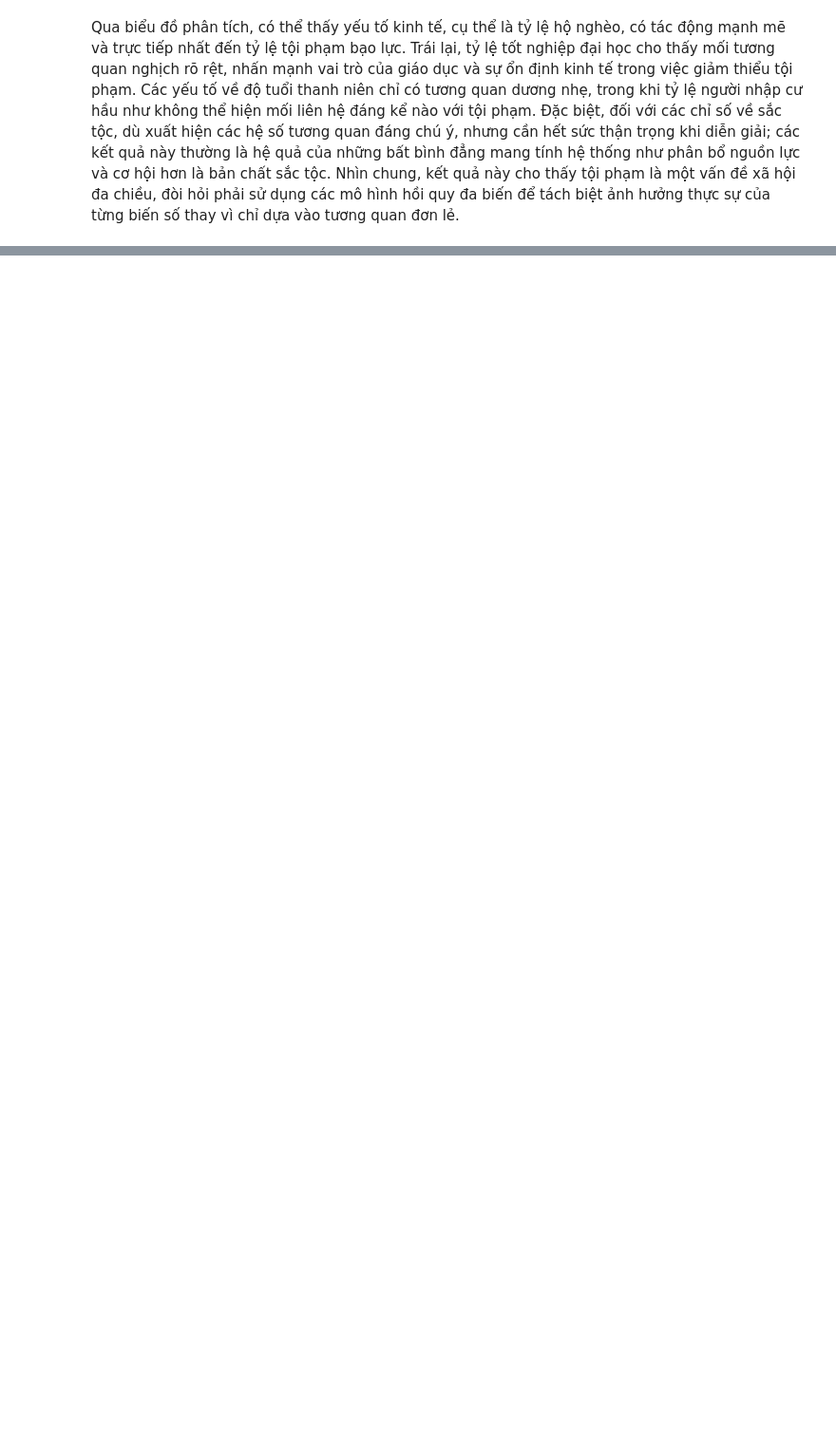
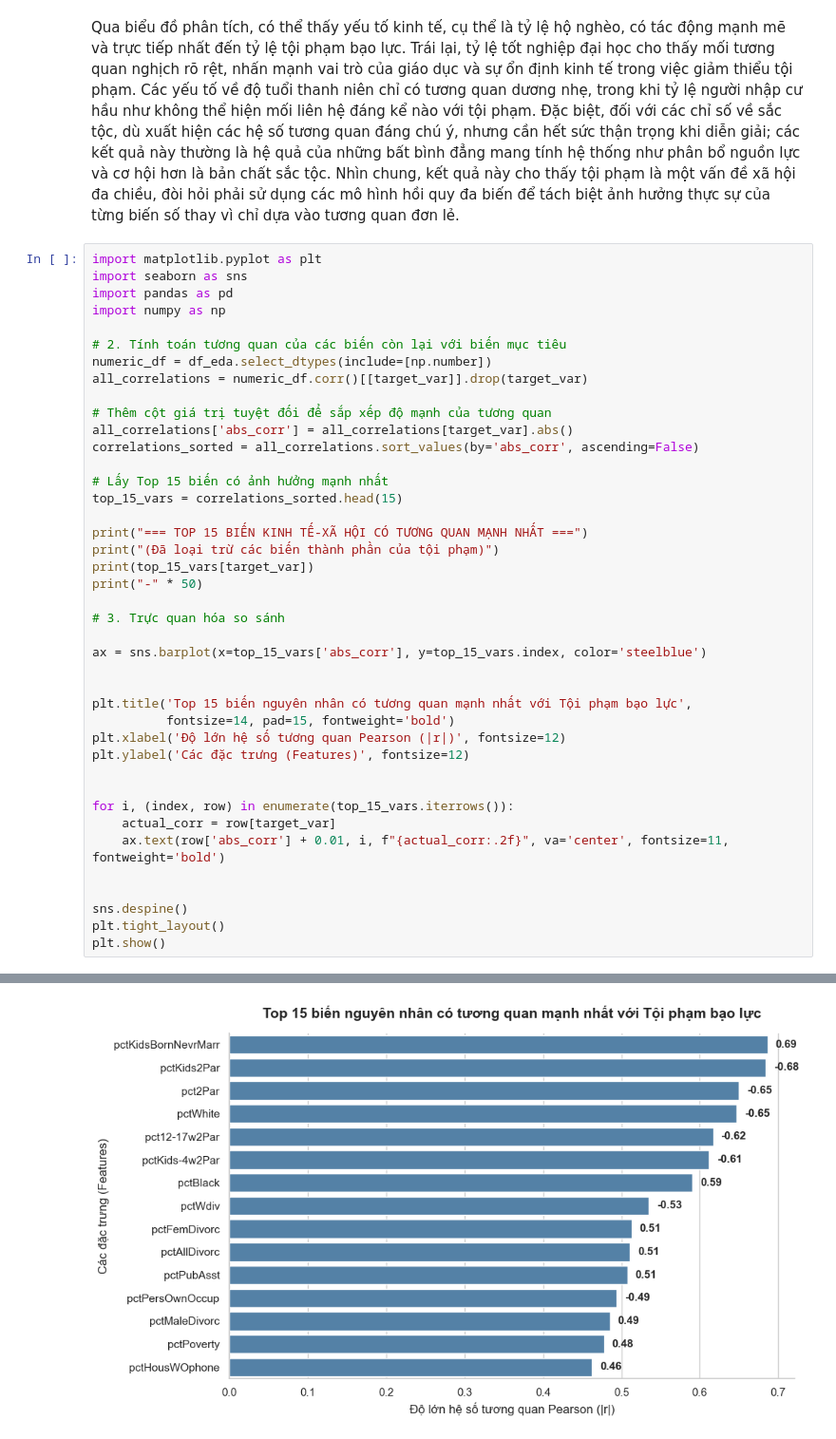
Before and after one commit to huongngh/crime-analysis, a Jupyter notebook: notebooks/02_eda_visualization.ipynb, the cells around one changed output, grey strips where cells are left out. Shown at 95% size. Drawn from its saved outputs; the diff is of its cells as text; blank space fills up the shorter version.

```diff
--- a/notebooks/02_eda_visualization.ipynb
+++ b/notebooks/02_eda_visualization.ipynb
@@ -332,2 +347,44 @@ plt.show()
 # %% [markdown]
 Qua biểu đồ phân tích, có thể thấy yếu tố kinh tế, cụ thể là tỷ lệ hộ nghèo, có tác động mạnh mẽ và trực tiếp nhất đến tỷ lệ tội phạm bạo lực. Trái lại, tỷ lệ tốt nghiệp đại học cho thấy mối tương quan nghịch rõ rệt, nhấn mạnh vai trò của giáo dục và sự ổn định kinh tế trong việc giảm thiểu tội phạm. Các yếu tố về độ tuổi thanh niên chỉ có tương quan dương nhẹ, trong khi tỷ lệ người nhập cư hầu như không thể hiện mối liên hệ đáng kể nào với tội phạm. Đặc biệt, đối với các chỉ số về sắc tộc, dù xuất hiện các hệ số tương quan đáng chú ý, nhưng cần hết sức thận trọng khi diễn giải; các kết quả này thường là hệ quả của những bất bình đẳng mang tính hệ thống như phân bổ nguồn lực và cơ hội hơn là bản chất sắc tộc. Nhìn chung, kết quả này cho thấy tội phạm là một vấn đề xã hội đa chiều, đòi hỏi phải sử dụng các mô hình hồi quy đa biến để tách biệt ảnh hưởng thực sự của từng biến số thay vì chỉ dựa vào tương quan đơn lẻ.
+# %%
+import matplotlib.pyplot as plt
+import seaborn as sns
+import pandas as pd
+import numpy as np
+
+# 2. Tính toán tương quan của các biến còn lại với biến mục tiêu
+numeric_df = df_eda.select_dtypes(include=[np.number])
+all_correlations = numeric_df.corr()[[target_var]].drop(target_var)
+
+# Thêm cột giá trị tuyệt đối để sắp xếp độ mạnh của tương quan
+all_correlations['abs_corr'] = all_correlations[target_var].abs()
+correlations_sorted = all_correlations.sort_values(by='abs_corr', ascending=False)
+
+# Lấy Top 15 biến có ảnh hưởng mạnh nhất
+top_15_vars = correlations_sorted.head(15)
+
+print("=== TOP 15 BIẾN KINH TẾ-XÃ HỘI CÓ TƯƠNG QUAN MẠNH NHẤT ===")
+print("(Đã loại trừ các biến thành phần của tội phạm)")
+print(top_15_vars[target_var])
+print("-" * 50)
+
+# 3. Trực quan hóa so sánh
+
+ax = sns.barplot(x=top_15_vars['abs_corr'], y=top_15_vars.index, color='steelblue')
+
+
+plt.title('Top 15 biến nguyên nhân có tương quan mạnh nhất với Tội phạm bạo lực',
+          fontsize=14, pad=15, fontweight='bold')
+plt.xlabel('Độ lớn hệ số tương quan Pearson (|r|)', fontsize=12)
+plt.ylabel('Các đặc trưng (Features)', fontsize=12)
+
+
+for i, (index, row) in enumerate(top_15_vars.iterrows()):
+    actual_corr = row[target_var]
+    ax.text(row['abs_corr'] + 0.01, i, f"{actual_corr:.2f}", va='center', fontsize=11, fontweight='bold')
+
+
+sns.despine()
+plt.tight_layout()
+plt.show()
+# %% [output]
@@ -333,0 +410 @@ Qua biểu đồ phân tích, có thể thấy yếu tố kinh tế, cụ thể
+[figure, added]
```
Also changed, not shown: parts of 7 cells of this notebook, 1 other file.
